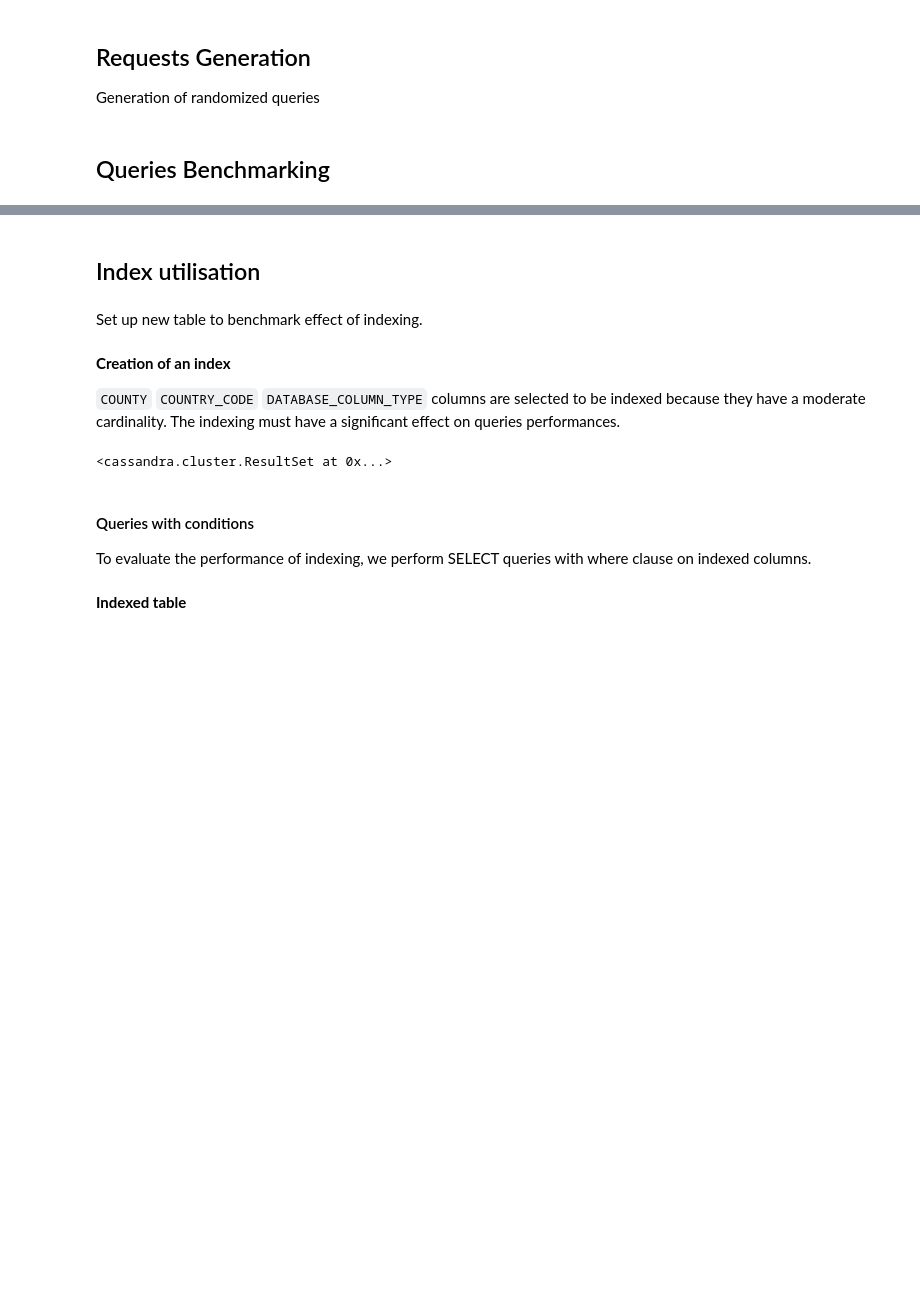
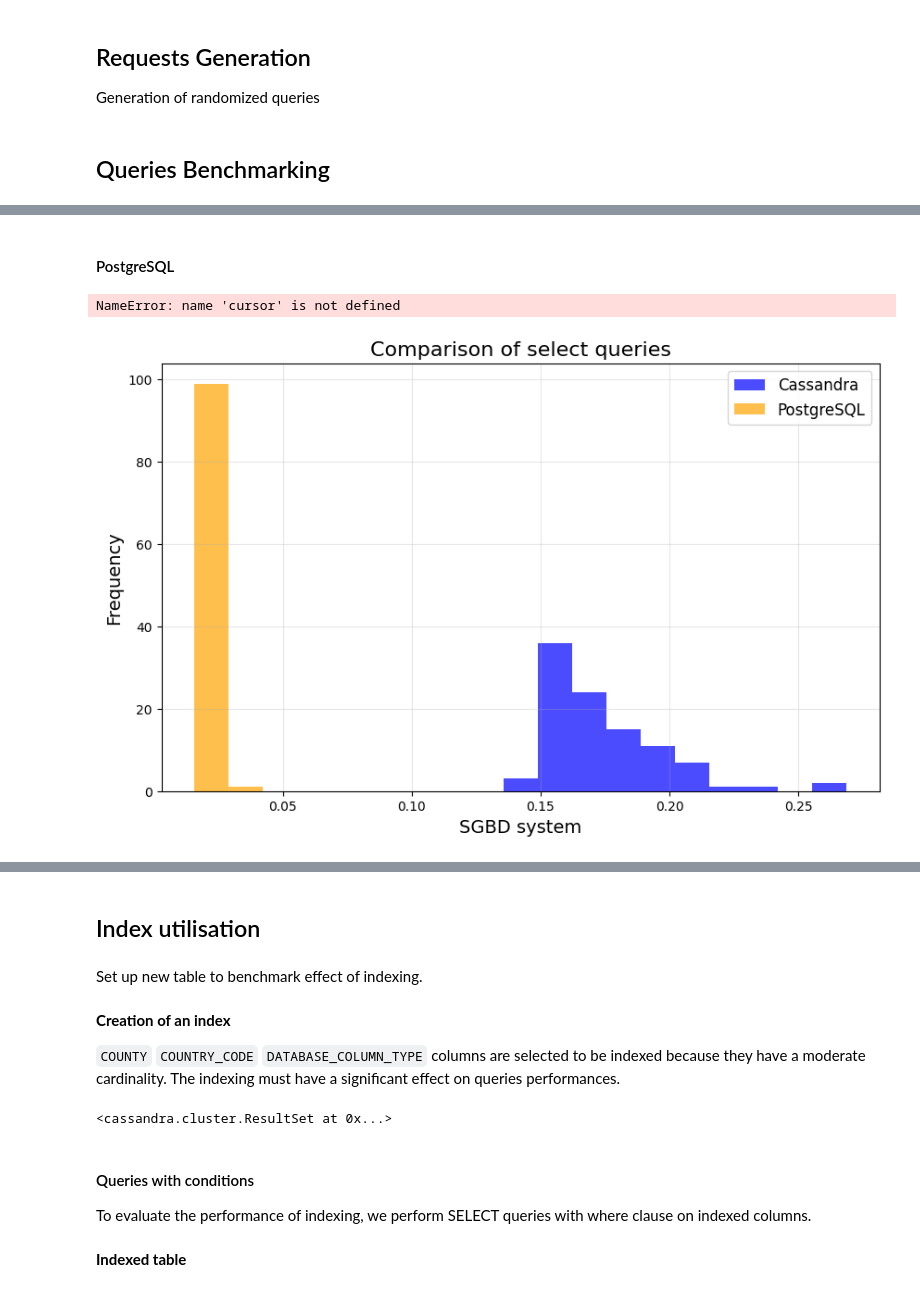
Before and after one commit to NicolasGresset/sgbd_benchmarking, a Jupyter notebook: notebooks/Benchmarking.ipynb, the cells around one changed output, grey strips where cells are left out. Drawn from its saved outputs; the diff is of its cells as text; code cells hidden in the pictures; blank space fills up the shorter version.

```diff
--- a/notebooks/Benchmarking.ipynb
+++ b/notebooks/Benchmarking.ipynb
@@ -173,14 +266,14 @@ for a in rows:
     set_of_key.append(a[0])
 
 # Generate Select queries to match primary key
-with open("select_primary_key_0.sql", "w") as f:
+with open("select_primary_key.sql", "w") as f:
     for i in range(10000):
         f.write(generate_random_select_primary_key(table, primary_key, set_of_key))
         f.write("\n")
     f.close()
 
 # Generate Select with conditions queries
-with  open("select_conditions_not_indexed_0.sql", "w") as f, open("select_conditions_indexed_0.sql", "w") as f_index_table:
+with  open("select_conditions_not_indexed.sql", "w") as f, open("select_conditions_indexed_0.sql", "w") as f_index_table:
     for i in range(100):
         queries = generate_random_select_conditions([table_not_indexed, table_indexed], conditions_column)
         f.write(queries[table_not_indexed])
@@ -190,14 +283,14 @@ with  open("select_conditions_not_indexed_0.sql", "w") as f, open("select_condit
     f.close()
 
 # Generate Update queries
-with open("update_0.sql", "w") as f:
+with open("update.sql", "w") as f:
     for i in range(10000):
         f.write(generate_random_update_query(table, update_column, primary_key, set_of_key))
         f.write("\n")
     f.close()
 
 # Generate Delete queries
-with open("delete_0.sql", "w") as f:
+with open("delete.sql", "w") as f:
     for i in range(10000):
         f.write(generate_random_delete_query(table, primary_key, set_of_key))
         f.write("\n")
@@ -227,0 +343,42 @@ with open(select_path, "r") as file:
+# %% [markdown]
+#### PostgreSQL
+# %%
+select_path = "select_primary_key_0.sql"
+with open(select_path, "r") as file:
+    lines = file.readlines()
+    n_iter = int(len(lines)/100)
+    postgres_times_select = np.empty(n_iter)
+
+    for i in range(n_iter):
+        gc.collect()
+        start_time = time.perf_counter()
+
+        for j in range(100):
+            cursor.execute(lines[i*100 + j])
+
+        end_time = time.perf_counter()
+        postgres_times_select[i] = (end_time - start_time)
+print(postgres_times_select)
+# %% [output]
+NameError: name 'cursor' is not defined
+# %%
+min_bin = min(cassandra_times_select.min(), postgres_times_select.min())
+max_bin = max(cassandra_times_select.max(), postgres_times_select.max())
+bins = np.linspace(min_bin, max_bin, 200)  # 20 bins entre les valeurs min et max
+
+# Création de l'histogramme avec des bornes communes
+plt.figure(figsize=(10, 6))
+plt.hist(cassandra_times_select, bins=bins, alpha=0.7, label='Cassandra', color='blue')
+plt.hist(postgres_times_select, bins=bins, alpha=0.7, label='PostgreSQL', color='orange')
+
+# Ajout des légendes et des titres
+plt.title('Comparison of select queries', fontsize=16)
+plt.xlabel('SGBD system', fontsize=14)
+plt.ylabel('Frequency', fontsize=14)
+plt.legend(fontsize=12)
+plt.grid(alpha=0.3)
+
+# Affichage
+plt.show()
+# %% [output]
+[figure, added]
```
Also changed, not shown: parts of 24 cells of this notebook, 1 other file.
